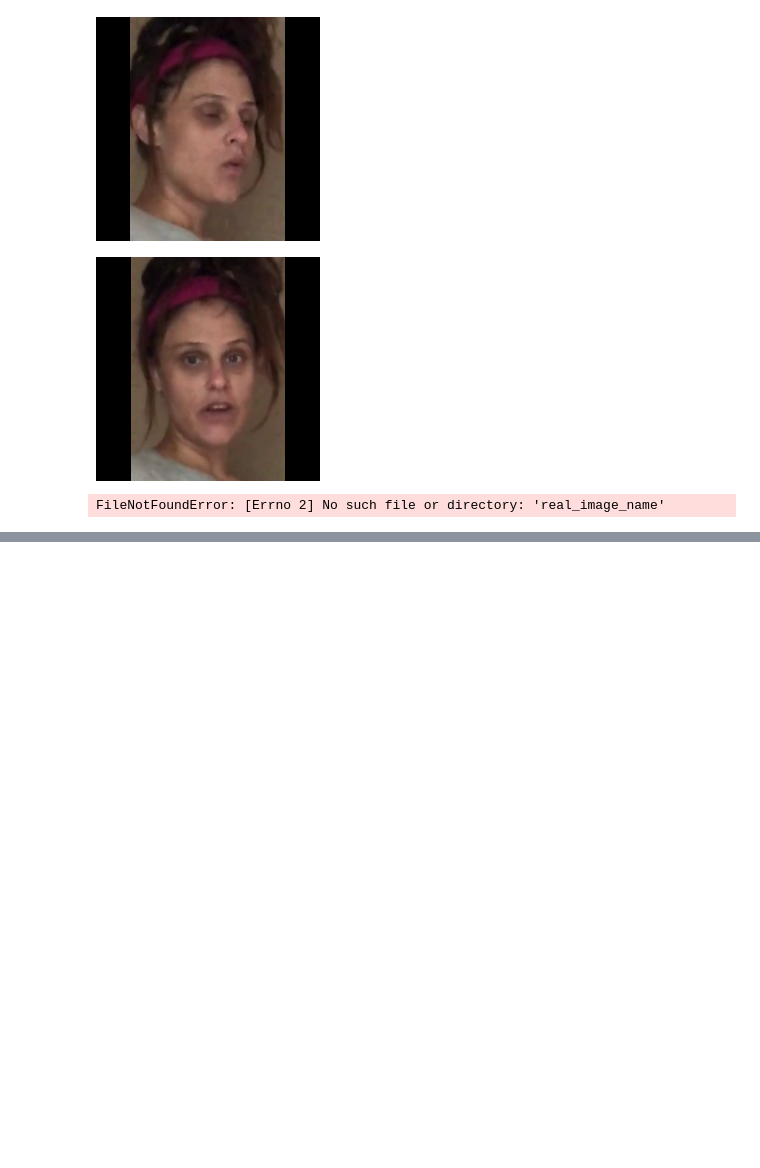
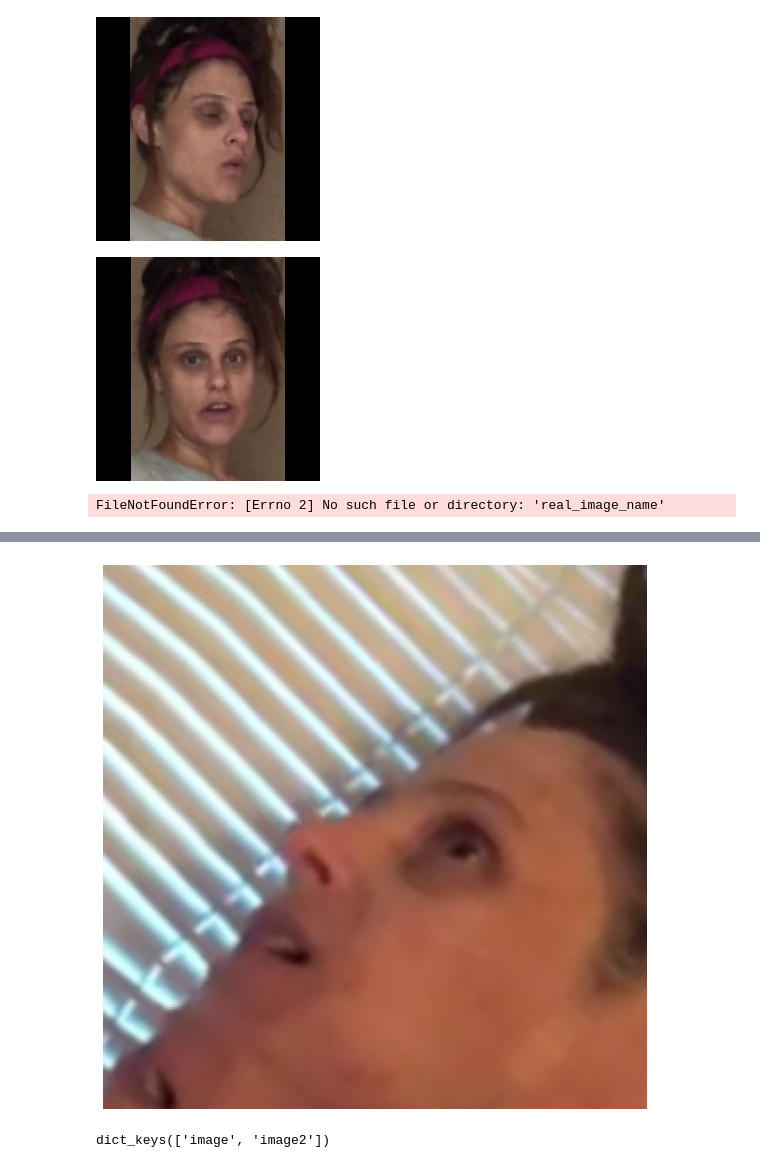
Before and after one commit to AugustasMacys/BachelorThesis, a Jupyter notebook: PlayWithImages.ipynb, the cells around one changed output, grey strips where cells are left out. Saved outputs shown, nothing was run; the diff lists cells and outputs as text; code cells hidden in the pictures; blank space fills up the shorter version.

```diff
--- a/PlayWithImages.ipynb
+++ b/PlayWithImages.ipynb
@@ -145,0 +179,8 @@ FileNotFoundError: [Errno 2] No such file or directory: 'real_image_name'
+# %%
+visualize(transformed['image2'])
+# %% [output]
+[figure, added]
+# %%
+transformed.keys()
+# %% [output]
+dict_keys(['image', 'image2'])
```
Also changed, not shown: parts of 8 cells of this notebook, 7 other files.
